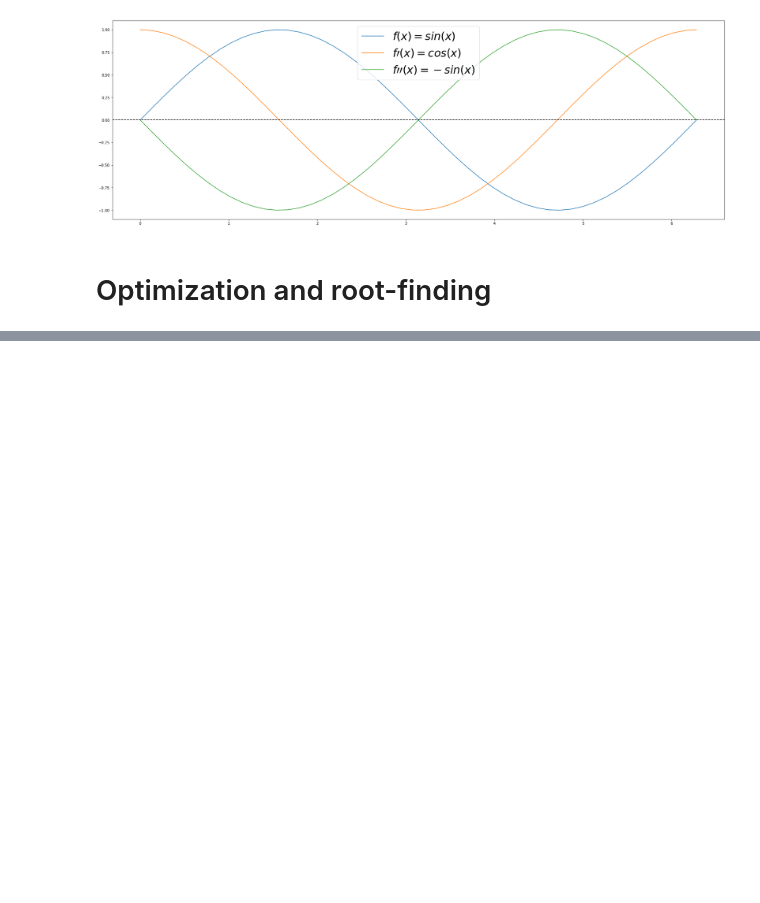
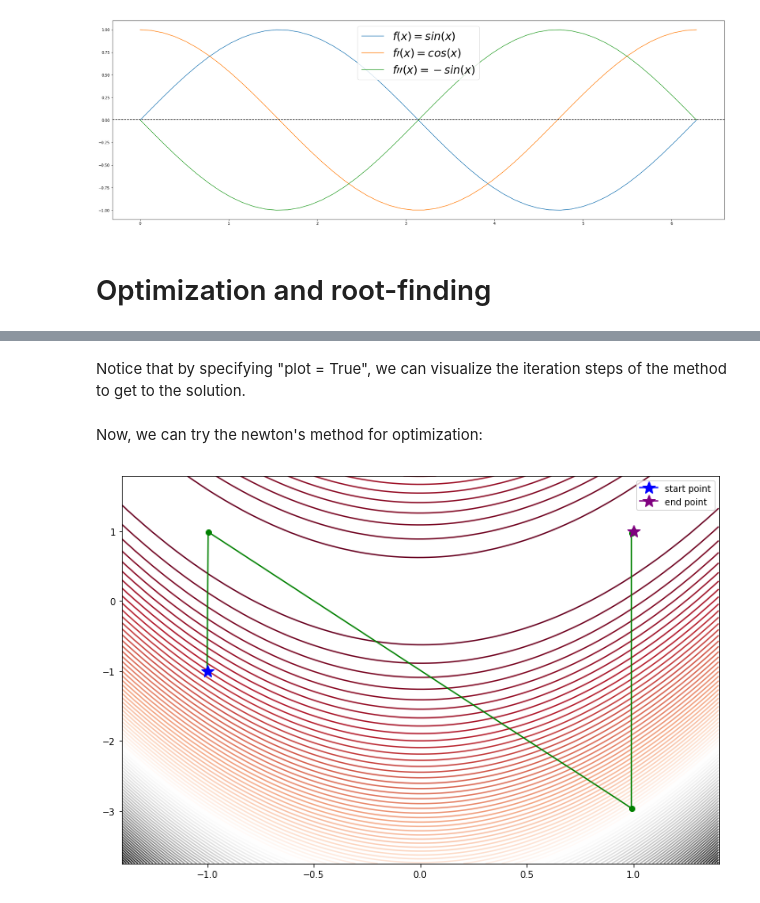
Before and after one commit to CS207ProjectGroup8/cs207-FinalProject, a Jupyter notebook: docs/tutorial.ipynb, the cells around one changed output, grey strips where cells are left out. Saved outputs shown, nothing was run; the diff lists cells and outputs as text; code cells hidden in the pictures; blank space fills up the shorter version.

```diff
--- a/docs/tutorial.ipynb
+++ b/docs/tutorial.ipynb
@@ -66,0 +86,8 @@ plt.show()
+# %% [markdown]
+Notice that by specifying "plot = True", we can visualize the iteration steps of the method to get to the solution.
+# %% [markdown]
+Now, we can try the newton's method for optimization:
+# %%
+newton_result = Mini(F, [-1, -1], "newton", plot = True)
+# %% [output]
+[figure, added]
```
Also changed, not shown: parts of 19 cells of this notebook.
